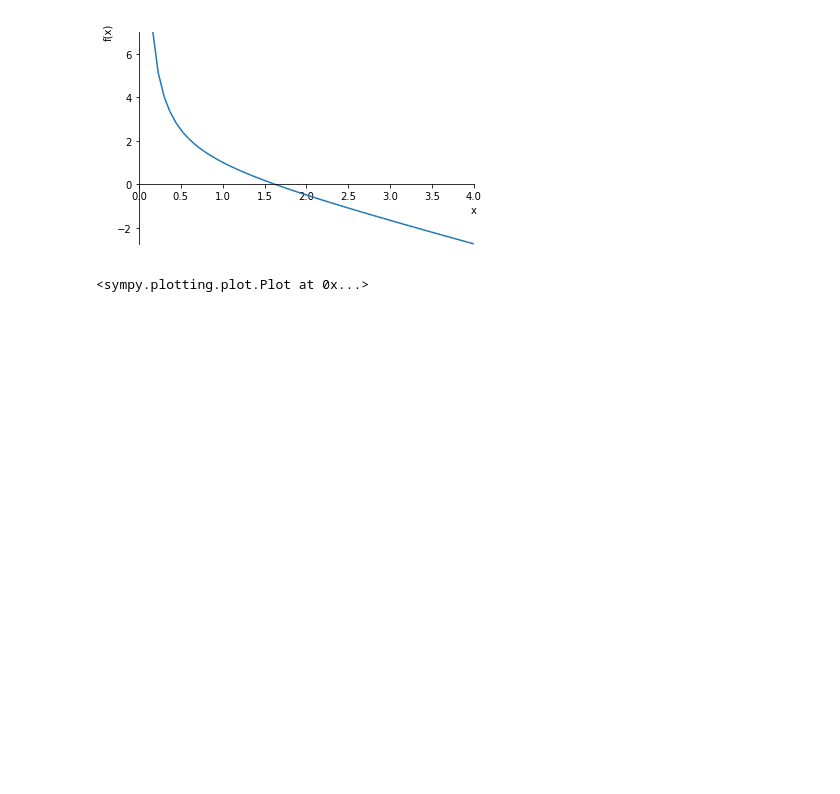
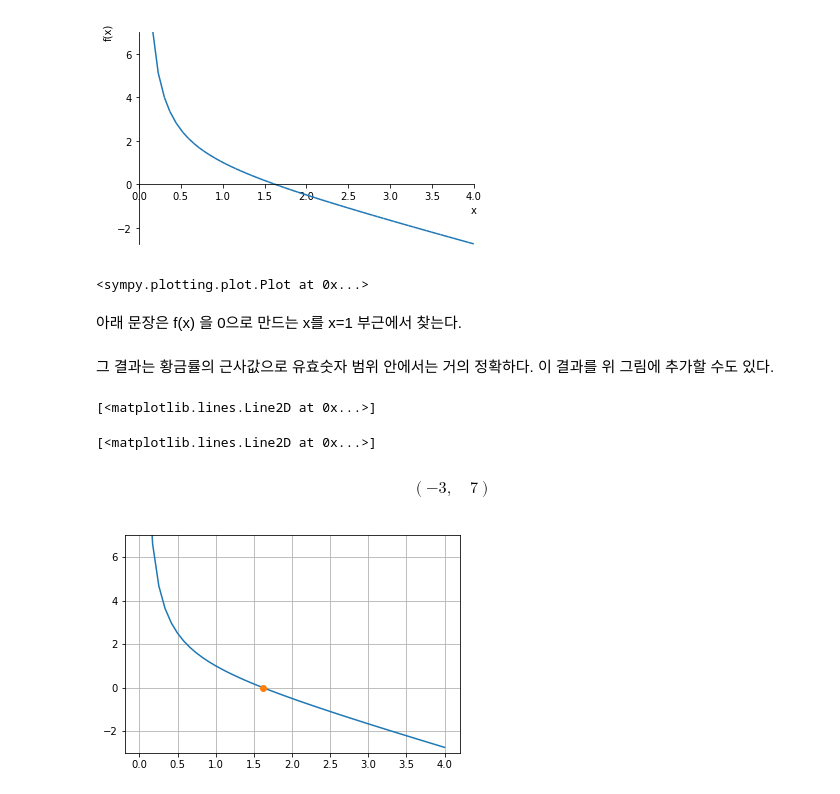
Before and after one commit to kangwonlee/17eca_ncm, a Jupyter notebook: 01_intro/01_intro.ipynb, the cells around one changed output. Cells and saved outputs as stored; diff of their text form; code cells hidden in the pictures; blank space fills up the shorter version.

Commit message:
numerical approximation using fsolve()

```diff
--- a/01_intro/01_intro.ipynb
+++ b/01_intro/01_intro.ipynb
@@ -125,3 +125,27 @@ sp.plot(1./x - (x-1.), (x, 0, 4), ylim=(-3, 7))
 # %% [output]
 [figure]
 <sympy.plotting.plot.Plot at 0x...>
+# %% [markdown]
+아래 문장은 f(x) 을 0으로 만드는 x를 x=1 부근에서 찾는다.
+# %%
+# https://docs.scipy.org/doc/scipy/reference/generated/scipy.optimize.fsolve.html
+import scipy.optimize as so
+phi = so.fsolve(f, 1.0)
+phi
+# %% [markdown]
+그 결과는 황금률의 근사값으로 유효숫자 범위 안에서는 거의 정확하다.  이 결과를 위 그림에 추가할 수도 있다.
+# %%
+x = np.linspace(0.01, 4)
+f_x = f(x)
+
+ax.cla()
+plt.plot(x, f_x)
+plt.plot(phi, 0, 'o')
+plt.ylim((-3, 7))
+plt.grid(True)
+plt.show()
+# %% [output]
+[<matplotlib.lines.Line2D at 0x...>]
+[<matplotlib.lines.Line2D at 0x...>]
+$$\left ( -3, \quad 7\right )$$
+[figure, added]
```
